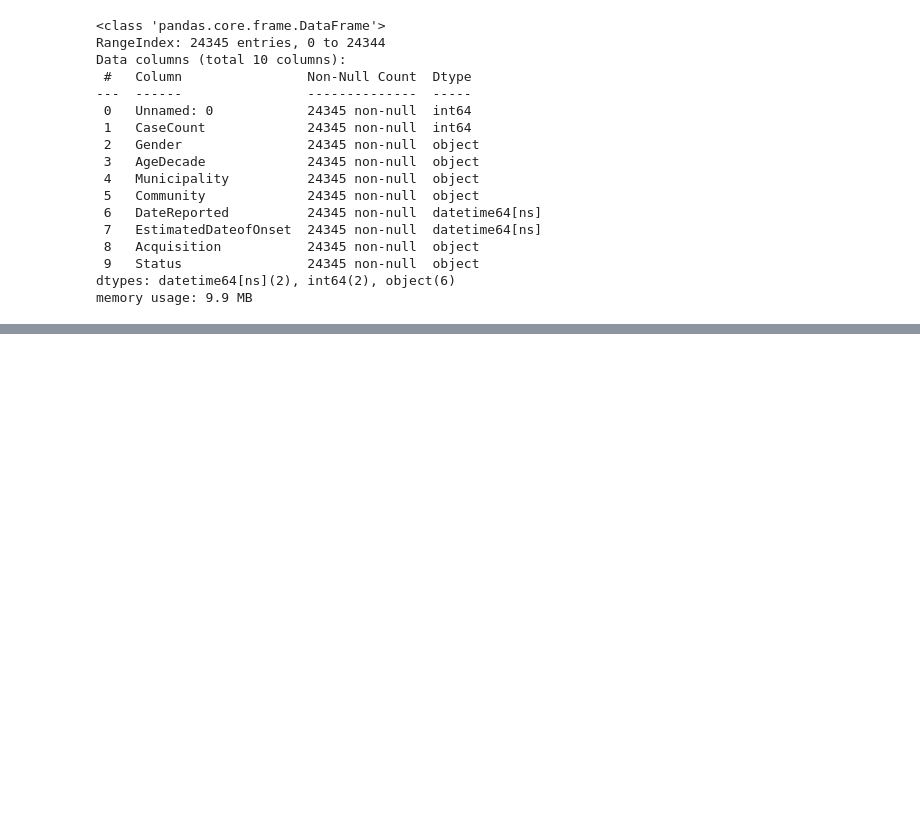
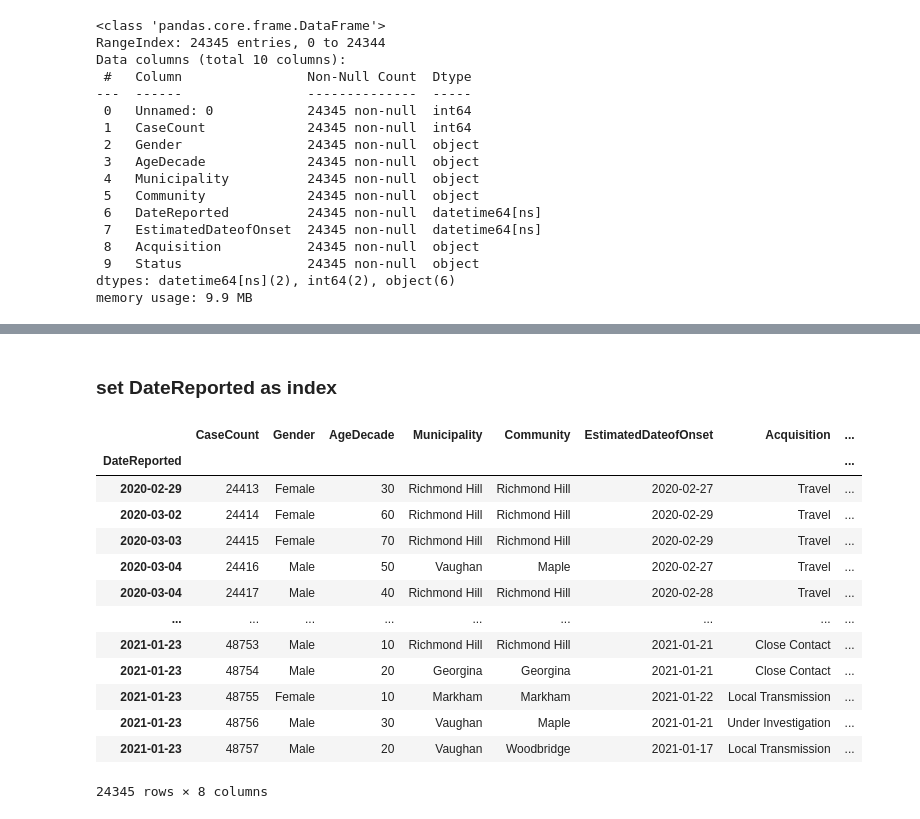
Before and after one commit to jcpedz/Pandas-excercises, a Jupyter notebook: Exercise_02.ipynb, the cells around one changed output, grey strips where cells are left out. Drawn from its saved outputs; the diff is of its cells as text; code cells hidden in the pictures; blank space fills up the shorter version.

```diff
--- a/Exercise_02.ipynb
+++ b/Exercise_02.ipynb
@@ -25,0 +66,2 @@ memory usage: 9.9 MB
+# %% [markdown]
+### set DateReported as index
@@ -25,0 +70,17 @@ memory usage: 9.9 MB
+# %%
+df
+# %% [output]
+|  | CaseCount | Gender | AgeDecade | Municipality | Community | EstimatedDateofOnset | Acquisition | ... |
+| DateReported |  |  |  |  |  |  |  | ... |
+| 2020-02-29 | 24413 | Female | 30 | Richmond Hill | Richmond Hill | 2020-02-27 | Travel | ... |
+| 2020-03-02 | 24414 | Female | 60 | Richmond Hill | Richmond Hill | 2020-02-29 | Travel | ... |
+| 2020-03-03 | 24415 | Female | 70 | Richmond Hill | Richmond Hill | 2020-02-29 | Travel | ... |
+| 2020-03-04 | 24416 | Male | 50 | Vaughan | Maple | 2020-02-27 | Travel | ... |
+| 2020-03-04 | 24417 | Male | 40 | Richmond Hill | Richmond Hill | 2020-02-28 | Travel | ... |
+| ... | ... | ... | ... | ... | ... | ... | ... | ... |
+| 2021-01-23 | 48753 | Male | 10 | Richmond Hill | Richmond Hill | 2021-01-21 | Close Contact | ... |
+| 2021-01-23 | 48754 | Male | 20 | Georgina | Georgina | 2021-01-21 | Close Contact | ... |
+| 2021-01-23 | 48755 | Female | 10 | Markham | Markham | 2021-01-22 | Local Transmission | ... |
+| 2021-01-23 | 48756 | Male | 30 | Vaughan | Maple | 2021-01-21 | Under Investigation | ... |
+| 2021-01-23 | 48757 | Male | 20 | Vaughan | Woodbridge | 2021-01-17 | Local Transmission | ... |
+24345 rows × 8 columns
```
Also changed, not shown: parts of 15 cells of this notebook.
